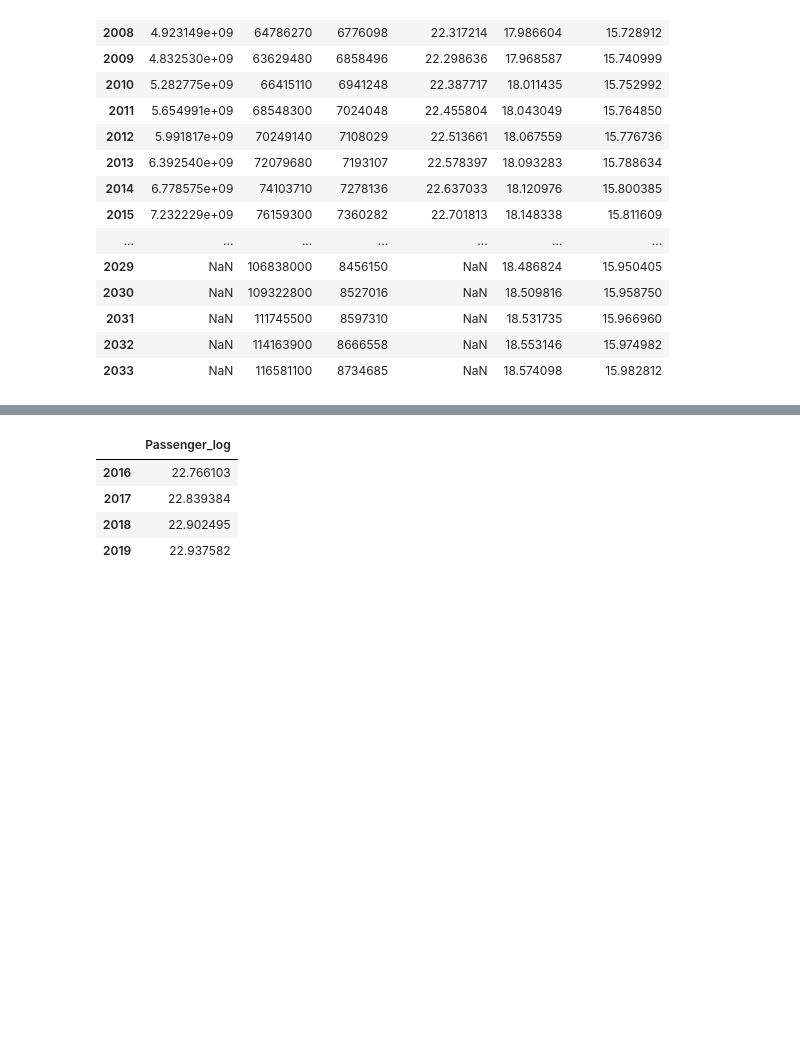
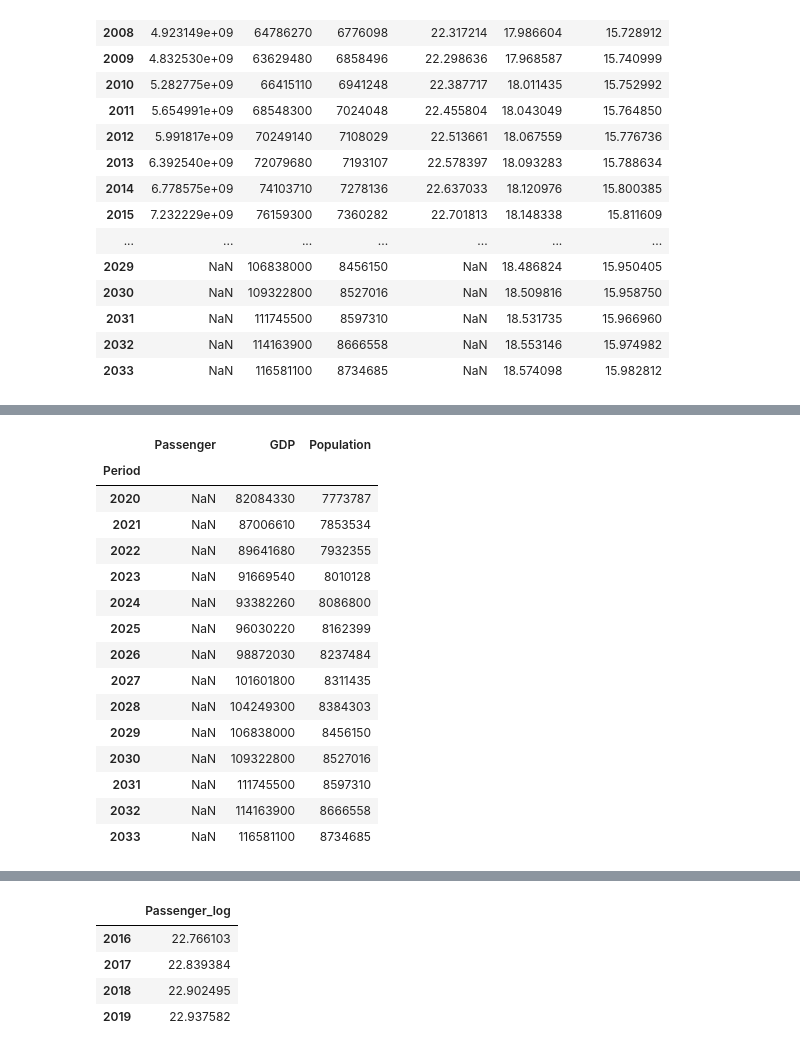
Before and after one commit to 91htjung/AirportBusinessAnalytics, a Jupyter notebook: 01-Forecast_Longterm_Econometric.ipynb, the cells around one changed output, grey strips where cells are left out. Drawn from its saved outputs; the diff is of its cells as text; code cells hidden in the pictures; blank space fills up the shorter version.

```diff
--- a/01-Forecast_Longterm_Econometric.ipynb
+++ b/01-Forecast_Longterm_Econometric.ipynb
@@ -90,0 +186,19 @@ historic
+# %%
+forecast
+# %% [output]
+|  | Passenger | GDP | Population |
+| Period |  |  |  |
+| 2020 | NaN | 82084330 | 7773787 |
+| 2021 | NaN | 87006610 | 7853534 |
+| 2022 | NaN | 89641680 | 7932355 |
+| 2023 | NaN | 91669540 | 8010128 |
+| 2024 | NaN | 93382260 | 8086800 |
+| 2025 | NaN | 96030220 | 8162399 |
+| 2026 | NaN | 98872030 | 8237484 |
+| 2027 | NaN | 101601800 | 8311435 |
+| 2028 | NaN | 104249300 | 8384303 |
+| 2029 | NaN | 106838000 | 8456150 |
+| 2030 | NaN | 109322800 | 8527016 |
+| 2031 | NaN | 111745500 | 8597310 |
+| 2032 | NaN | 114163900 | 8666558 |
+| 2033 | NaN | 116581100 | 8734685 |
```
Also changed, not shown: parts of 16 cells of this notebook.
